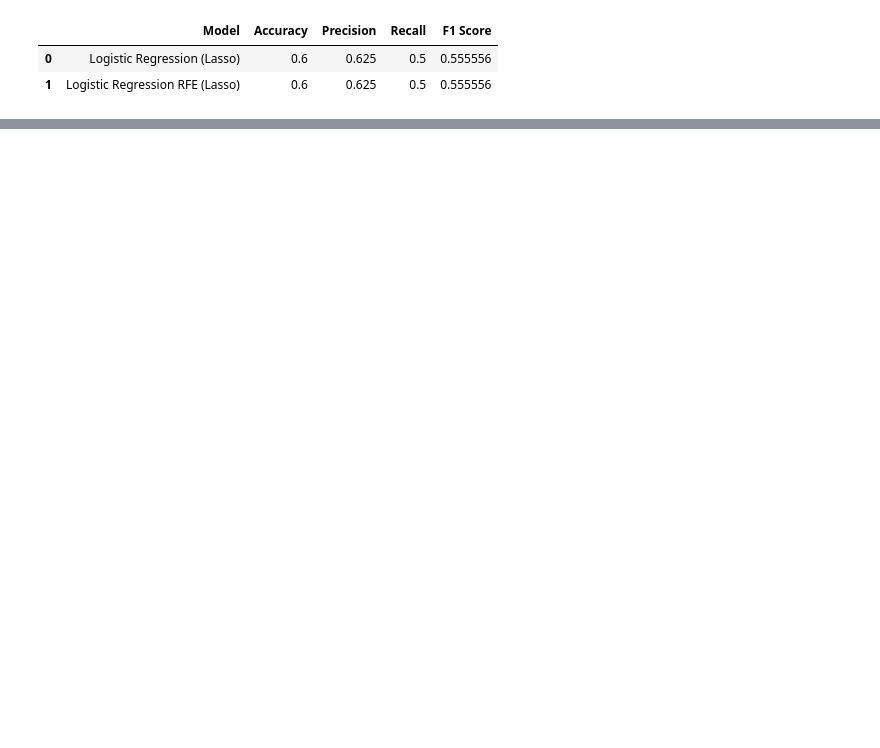
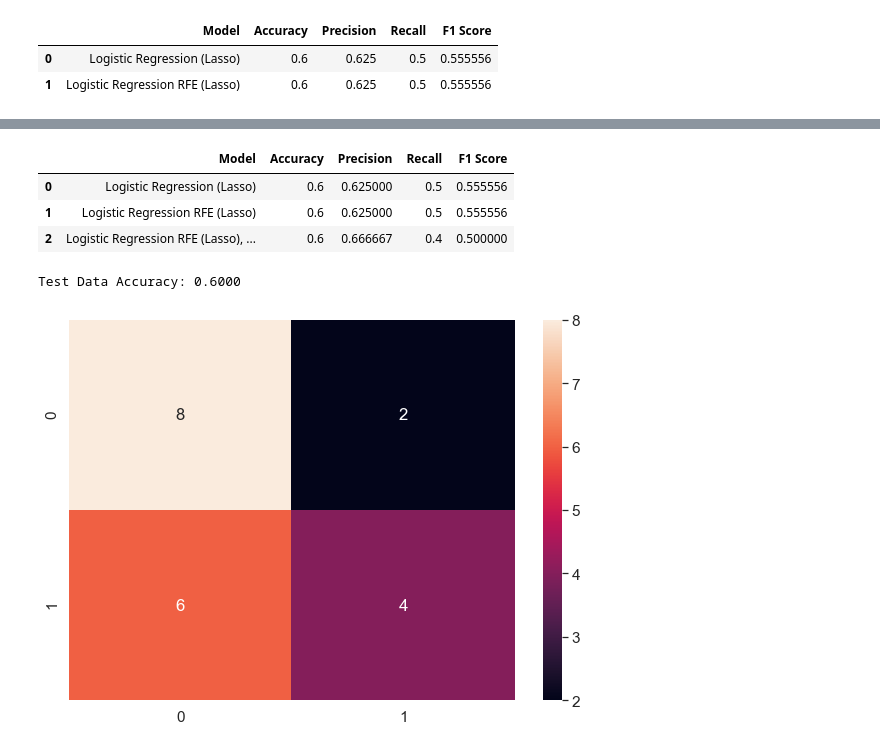
Before and after one commit to karunyads/MiniProject-FE, a Jupyter notebook: FE_PROJECT1_06.ipynb, the cells around one changed output, grey strips where cells are left out. Cells and saved outputs as stored; diff of their text form; code cells hidden in the pictures; blank space fills up the shorter version.

```diff
--- a/FE_PROJECT1_06.ipynb
+++ b/FE_PROJECT1_06.ipynb
@@ -819,0 +822,11 @@ results
+# %%
+from sklearn.feature_selection import RFE
+
+#Select best feature
+rfe = RFE(classifier, n_features_to_select=14)
+rfe = rfe.fit(X_train, y_train)
+
+#Summarize the selection of the attributes
+print(rfe.support_)
+print(rfe.ranking_)
+X_train.columns[rfe.support_]
@@ -819,0 +845,33 @@ results
+# %%
+# Fitting Model to the Training Set
+from sklearn.linear_model import LogisticRegression
+classifier = LogisticRegression(random_state=0, penalty= 'l2')
+classifier.fit(X_train[X_train.columns[rfe.support_]], y_train)
+
+# Predicting Test Set
+y_pred = classifier.predict(X_test[X_train.columns[rfe.support_]])
+acc = accuracy_score(y_test, y_pred)
+prec = precision_score(y_test, y_pred)
+rec = recall_score(y_test, y_pred)
+f1 = f1_score(y_test, y_pred)
+
+model_results = pd.DataFrame([['Logistic Regression RFE (Lasso), 14 features', acc, prec, rec, f1]],
+               columns = ['Model', 'Accuracy', 'Precision', 'Recall', 'F1 Score'])
+
+results = results.append(model_results, ignore_index = True)
+results
+# %% [output]
+|  | Model | Accuracy | Precision | Recall | F1 Score |
+| 0 | Logistic Regression (Lasso) | 0.6 | 0.625000 | 0.5 | 0.555556 |
+| 1 | Logistic Regression RFE (Lasso) | 0.6 | 0.625000 | 0.5 | 0.555556 |
+| 2 | Logistic Regression RFE (Lasso), ... | 0.6 | 0.666667 | 0.4 | 0.500000 |
+# %%
+cm = confusion_matrix(y_test, y_pred) # rows = truth, cols = prediction
+df_cm = pd.DataFrame(cm, index = (0, 1), columns = (0, 1))
+plt.figure(figsize = (10,7))
+sns.set(font_scale=1.4)
+sns.heatmap(df_cm, annot=True, fmt='g')
+print("Test Data Accuracy: %0.4f" % accuracy_score(y_test, y_pred))
+# %% [output]
+Test Data Accuracy: 0.6000
+[figure, added]
```
Also changed, not shown: parts of 17 cells of this notebook.
